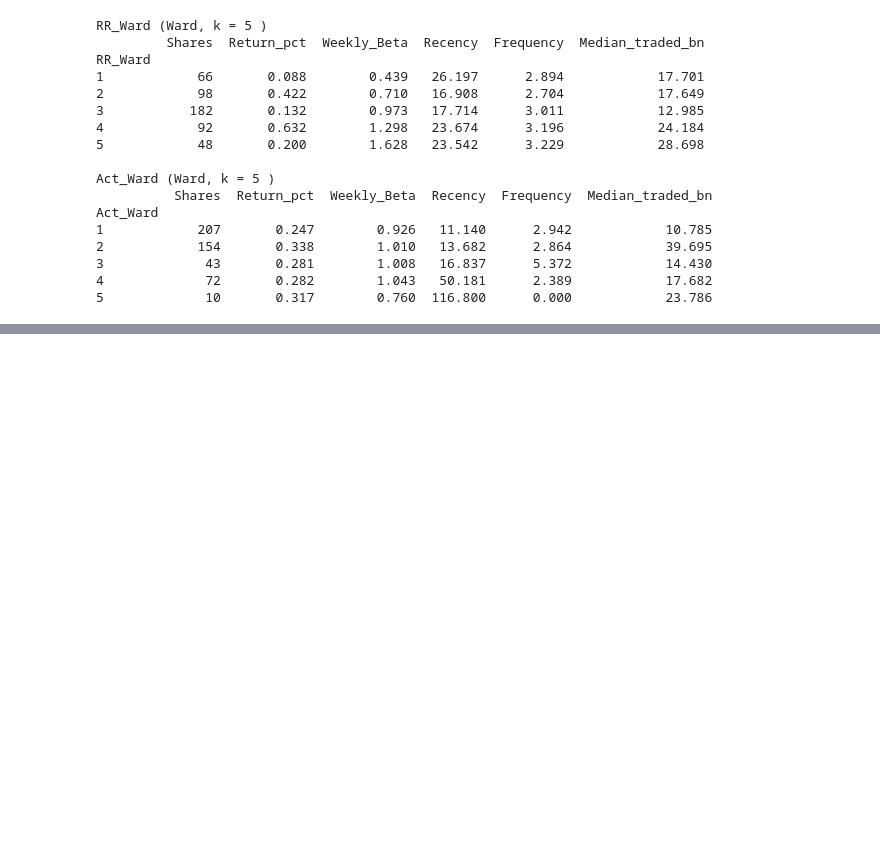
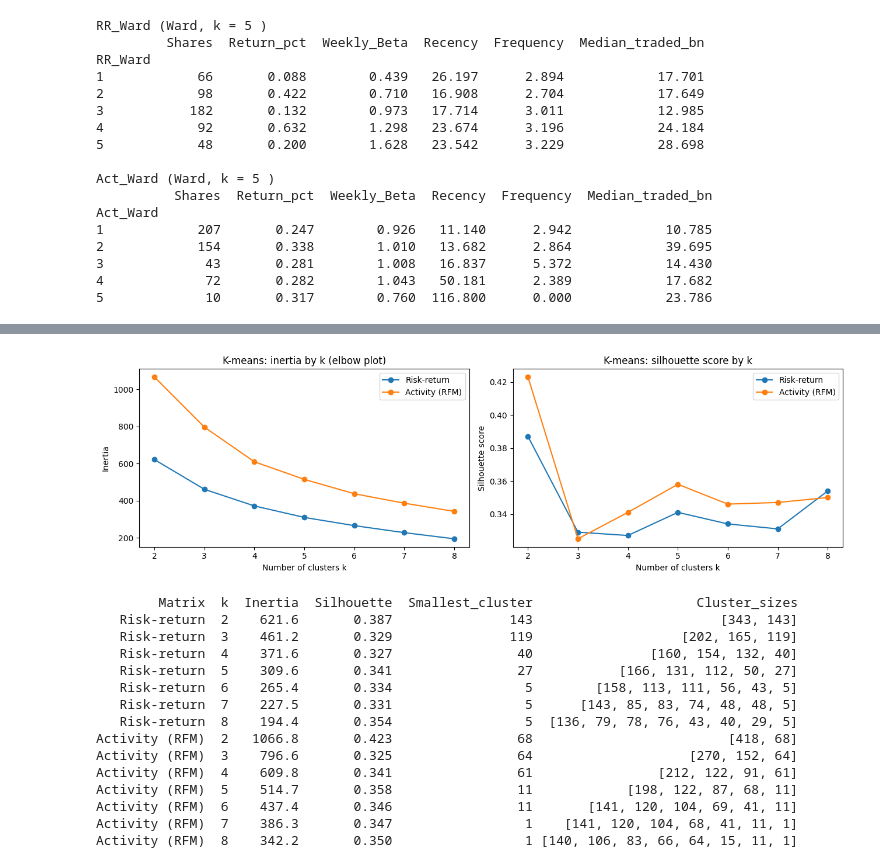
Before and after one commit to shahlyfayeek/crm-cwk1-stock-segmentation, a Jupyter notebook: CRM_CWK1_20521398.ipynb, the cells around one changed output, grey strips where cells are left out. Drawn from its saved outputs; the diff is of its cells as text; code cells hidden in the pictures; blank space fills up the shorter version.

Commit message:
2.3 Compare k-means for k 2 to 8 using inertia, silhouette and sizes

```diff
--- a/CRM_CWK1_20521398.ipynb
+++ b/CRM_CWK1_20521398.ipynb
@@ -1098,0 +1104,46 @@ Act_Ward
+# %%
+# --- 2.3a  k-means for k = 2 to 8 on both matrices ---
+km_rows = []
+km_labels = {}
+for name, X in matrices.items():
+    for k in K_RANGE:
+        model = KMeans(n_clusters=k, n_init=20, random_state=SEED)
+        labels = model.fit_predict(X)
+        km_labels[(name, k)] = labels
+        sizes = sorted(np.bincount(labels), reverse=True)
+        km_rows.append((name, k, round(model.inertia_, 1), round(silhouette_score(X, labels), 3), min(sizes), sizes))
+
+km_table = pd.DataFrame(km_rows, columns=['Matrix', 'k', 'Inertia', 'Silhouette', 'Smallest_cluster', 'Cluster_sizes'])
+km_table.to_csv(DATA_DIR + '/kmeans_k_comparison.csv', index=False)
+
+fig, axes = plt.subplots(1, 2, figsize=(13, 4))
+for name in matrices:
+    part = km_table[km_table['Matrix'] == name]
+    axes[0].plot(part['k'], part['Inertia'], marker='o', label=name)
+    axes[1].plot(part['k'], part['Silhouette'], marker='o', label=name)
+axes[0].set_title('K-means: inertia by k (elbow plot)')
+axes[0].set_xlabel('Number of clusters k'); axes[0].set_ylabel('Inertia'); axes[0].legend()
+axes[1].set_title('K-means: silhouette score by k')
+axes[1].set_xlabel('Number of clusters k'); axes[1].set_ylabel('Silhouette score'); axes[1].legend()
+plt.tight_layout()
+plt.savefig(FIG_DIR + '/2_3_kmeans_k_selection.png', dpi=150)
+plt.show()
+
+print(km_table.to_string(index=False))
+# %% [output]
+[figure, added]
+        Matrix  k  Inertia  Silhouette  Smallest_cluster                     Cluster_sizes
+   Risk-return  2    621.6       0.387               143                        [343, 143]
+   Risk-return  3    461.2       0.329               119                   [202, 165, 119]
+   Risk-return  4    371.6       0.327                40               [160, 154, 132, 40]
+   Risk-return  5    309.6       0.341                27           [166, 131, 112, 50, 27]
+   Risk-return  6    265.4       0.334                 5        [158, 113, 111, 56, 43, 5]
+   Risk-return  7    227.5       0.331                 5      [143, 85, 83, 74, 48, 48, 5]
+   Risk-return  8    194.4       0.354                 5  [136, 79, 78, 76, 43, 40, 29, 5]
+Activity (RFM)  2   1066.8       0.423                68                         [418, 68]
+Activity (RFM)  3    796.6       0.325                64                    [270, 152, 64]
+Activity (RFM)  4    609.8       0.341                61                [212, 122, 91, 61]
+Activity (RFM)  5    514.7       0.358                11            [198, 122, 87, 68, 11]
+Activity (RFM)  6    437.4       0.346                11       [141, 120, 104, 69, 41, 11]
+Activity (RFM)  7    386.3       0.347                 1    [141, 120, 104, 68, 41, 11, 1]
+Activity (RFM)  8    342.2       0.350                 1 [140, 106, 83, 66, 64, 15, 11, 1]
```
Also changed, not shown: parts of 1 cell of this notebook.
